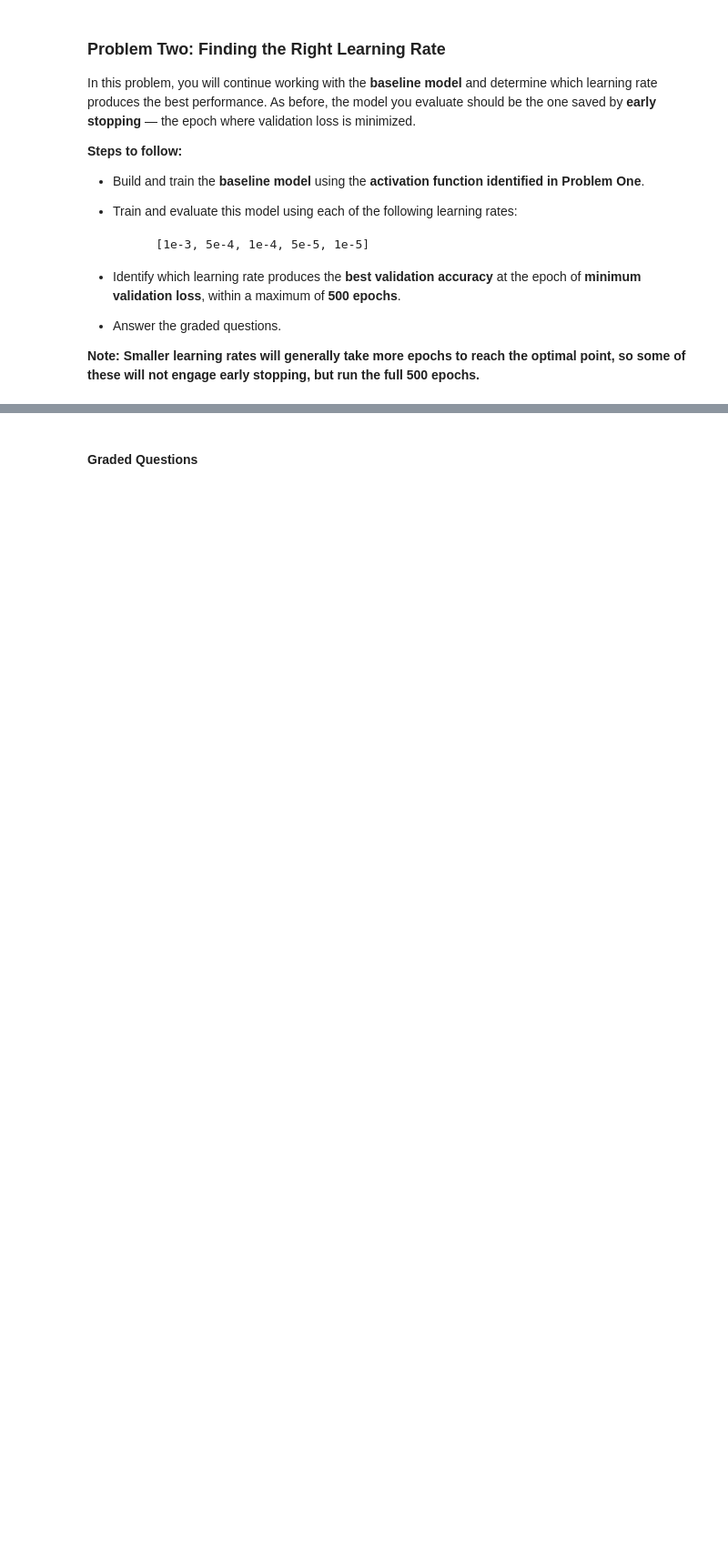
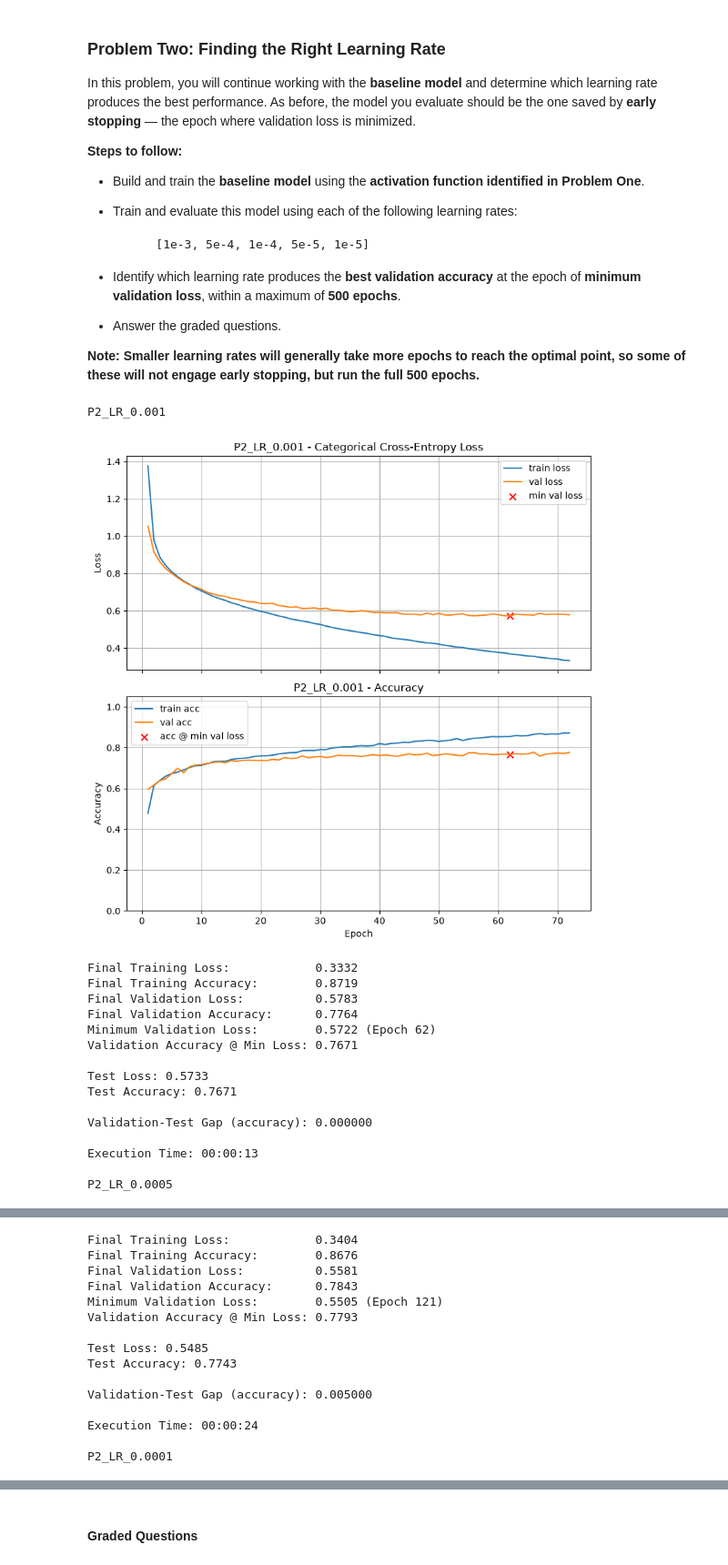
Before and after one commit to yy714x/DX703-Assignments, a Jupyter notebook: Homework_03.ipynb, the cells around one changed output, grey strips where cells are left out. Shown at 91% size. Cells and saved outputs as stored; diff of their text form; code cells hidden in the pictures; blank space fills up the shorter version.

```diff
--- a/Homework_03.ipynb
+++ b/Homework_03.ipynb
@@ -451,4 +513,29 @@ In this problem, you will continue working with the **baseline model** and deter
 
 **Note: Smaller learning rates will generally take more epochs to reach the optimal point, so some of these will not engage early stopping, but run the full 500 epochs.**
 # %%
-# Your code here. Add as many cells as you need.
+# Problem 2: Learning Rates
+learning_rates = [1e-3, 5e-4, 1e-4, 5e-5, 1e-5]
+best_act = 'tanh' # Update if your P1 results differed
+
+for lr in learning_rates:
+    model = build_model(X_train.shape[1], [(64, best_act, 0.0, 0.0), (32, best_act, 0.0, 0.0)], n_classes)
+    # Using 500 epochs since smaller learning rates take longer to converge
+    train_and_test(model, lr_schedule=lr, title=f"P2_LR_{lr}", epochs=500)
+# %% [output]
+P2_LR_0.001
+[figure, added]
+Final Training Loss:            0.3332
+Final Training Accuracy:        0.8719
+Final Validation Loss:          0.5783
+Final Validation Accuracy:      0.7764
+Minimum Validation Loss:        0.5722 (Epoch 62)
+Validation Accuracy @ Min Loss: 0.7671
+
+Test Loss: 0.5733
+Test Accuracy: 0.7671
+
+Validation-Test Gap (accuracy): 0.000000
+
+Execution Time: 00:00:13
+
+P2_LR_0.0005
@@ -454,0 +543,15 @@ In this problem, you will continue working with the **baseline model** and deter
+Final Training Loss:            0.3404
+Final Training Accuracy:        0.8676
+Final Validation Loss:          0.5581
+Final Validation Accuracy:      0.7843
+Minimum Validation Loss:        0.5505 (Epoch 121)
+Validation Accuracy @ Min Loss: 0.7793
+
+Test Loss: 0.5485
+Test Accuracy: 0.7743
+
+Validation-Test Gap (accuracy): 0.005000
+
+Execution Time: 00:00:24
+
+P2_LR_0.0001
```
Also changed, not shown: parts of 30 cells of this notebook.
